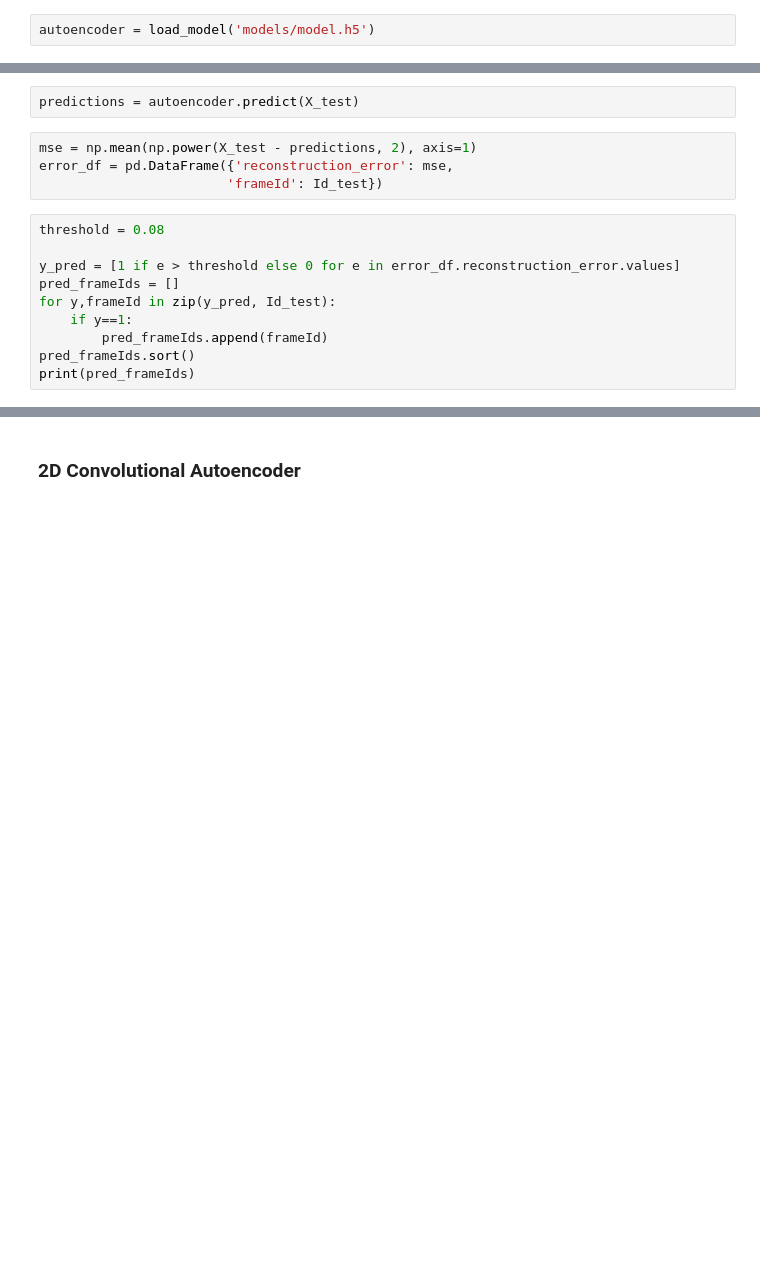
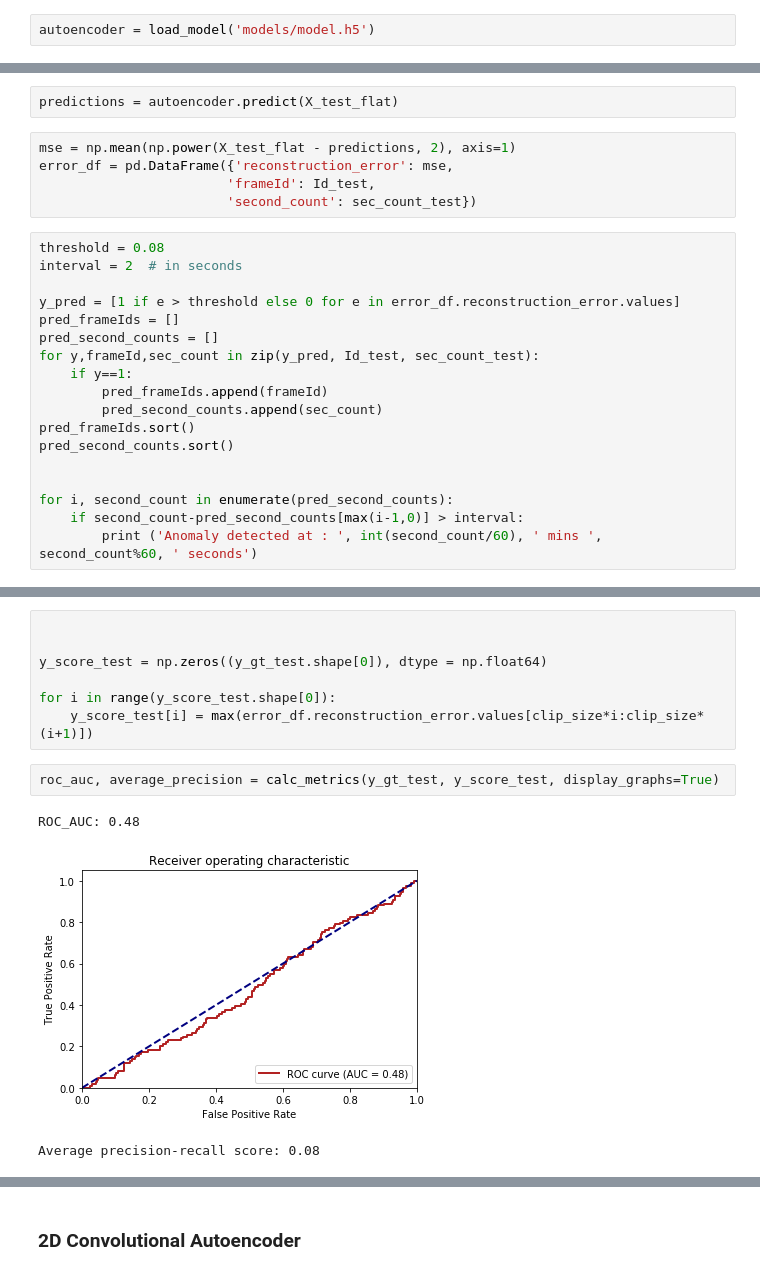
Before and after one commit to erenkopuz/FYP, a Jupyter notebook: video_processing/process_video.ipynb, the cells around one changed output, grey strips where cells are left out. Cells and saved outputs as stored; diff of their text form; blank space fills up the shorter version.

```diff
--- a/video_processing/process_video.ipynb
+++ b/video_processing/process_video.ipynb
@@ -871,17 +1045,26 @@ plt.legend(['train', 'test'], loc='upper right');
 # %%
-predictions = autoencoder.predict(X_test)
+predictions = autoencoder.predict(X_test_flat)
 # %%
-mse = np.mean(np.power(X_test - predictions, 2), axis=1)
+mse = np.mean(np.power(X_test_flat - predictions, 2), axis=1)
 error_df = pd.DataFrame({'reconstruction_error': mse,
-                        'frameId': Id_test})
+                        'frameId': Id_test,
+                        'second_count': sec_count_test})
 # %%
 threshold = 0.08
+interval = 2  # in seconds
 
 y_pred = [1 if e > threshold else 0 for e in error_df.reconstruction_error.values]
 pred_frameIds = []
-for y,frameId in zip(y_pred, Id_test):
+pred_second_counts = []
+for y,frameId,sec_count in zip(y_pred, Id_test, sec_count_test):
     if y==1:
         pred_frameIds.append(frameId)
+        pred_second_counts.append(sec_count)
 pred_frameIds.sort()
-print(pred_frameIds)
+pred_second_counts.sort()
+
+
+for i, second_count in enumerate(pred_second_counts):
+    if second_count-pred_second_counts[max(i-1,0)] > interval:
+        print ('Anomaly detected at : ', int(second_count/60), ' mins ', second_count%60, ' seconds')
 # %% [output]
@@ -888,0 +1088,13 @@ print(pred_frameIds)
+# %%
+
+
+y_score_test = np.zeros((y_gt_test.shape[0]), dtype = np.float64)
+
+for i in range(y_score_test.shape[0]):
+    y_score_test[i] = max(error_df.reconstruction_error.values[clip_size*i:clip_size*(i+1)])
+# %%
+roc_auc, average_precision = calc_metrics(y_gt_test, y_score_test, display_graphs=True)
+# %% [output]
+ROC_AUC: 0.48
+[figure, added]
+Average precision-recall score: 0.08
```
Also changed, not shown: parts of 41 cells of this notebook.
